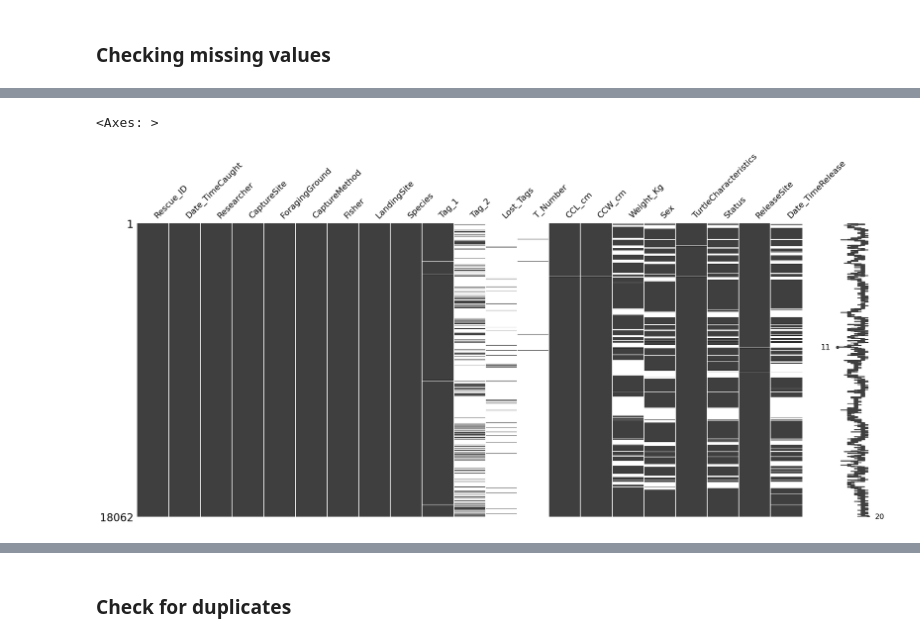
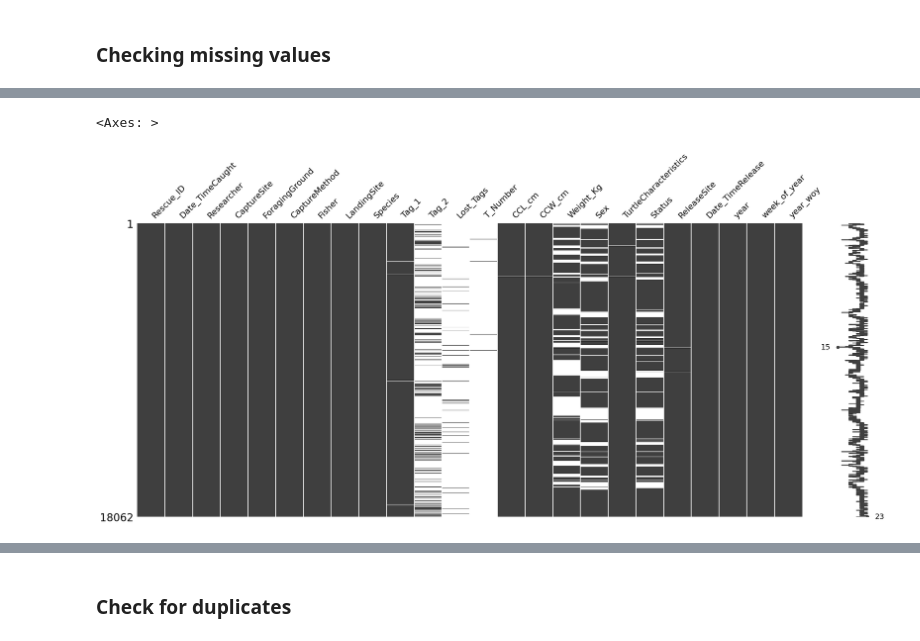
Before and after one commit to eigenaarti2/Ninja-Turtles, a Jupyter notebook: EDA-and-modeling Carolina.ipynb, the cells around one changed output, grey strips where cells are left out. Drawn from its saved outputs; the diff is of its cells as text; code cells hidden in the pictures.

```diff
--- a/EDA-and-modeling Carolina.ipynb
+++ b/EDA-and-modeling Carolina.ipynb
@@ -230,8 +237,8 @@ msno.bar(df_train)
 # %%
-msno.matrix(df_train)
+msno.matrix(df_train_date)
 # %% [output]
 <Axes: >
-[figure, old version]
+[figure, new version]
 # %%
 df_train_date.isna().sum()
 # %% [output]
```
Also changed, not shown: parts of 90 cells of this notebook.
